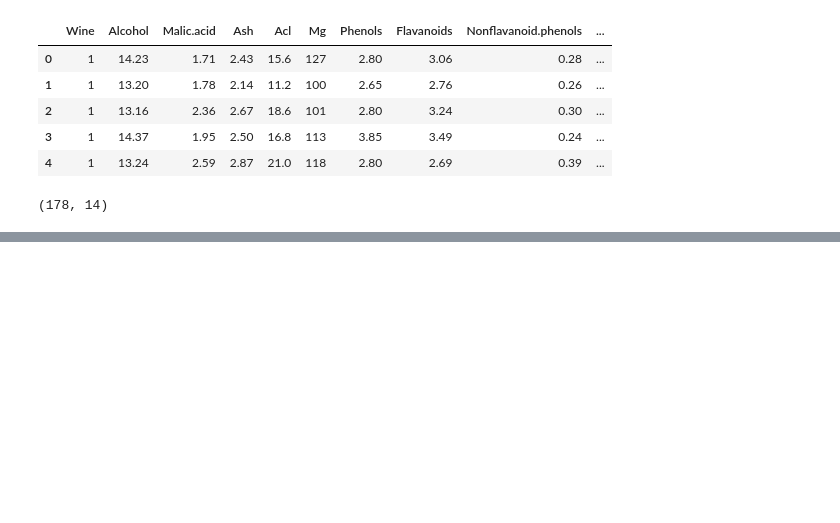
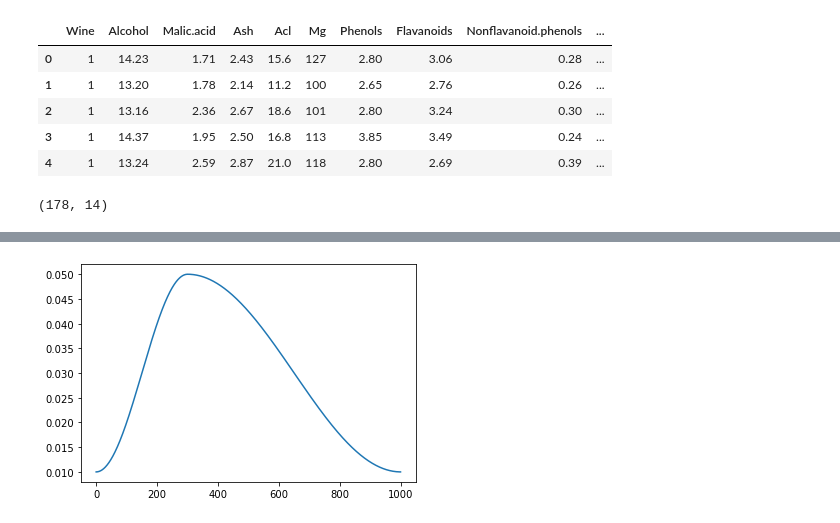
Before and after one commit to rgesteve/pytorchetude, a Jupyter notebook: SimpleTabular.ipynb, the cells around one changed output, grey strips where cells are left out. Drawn from its saved outputs; the diff is of its cells as text; code cells hidden in the pictures; blank space fills up the shorter version.

```diff
--- a/SimpleTabular.ipynb
+++ b/SimpleTabular.ipynb
@@ -54,0 +145,4 @@ wine_df.shape
+# %%
+run.recorder.plot_lr()
+# %% [output]
+[figure, added]
```
Also changed, not shown: parts of 22 cells of this notebook.
